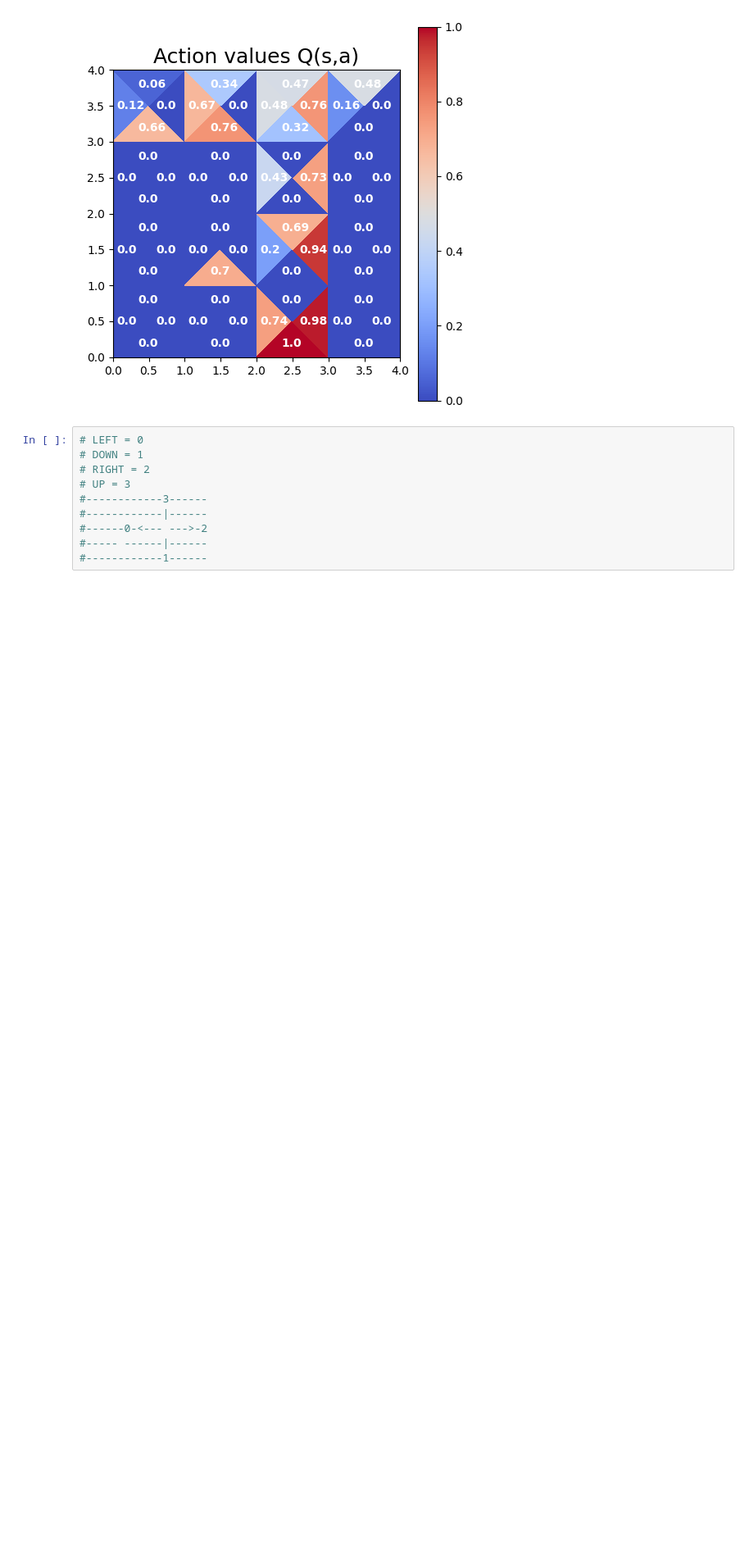
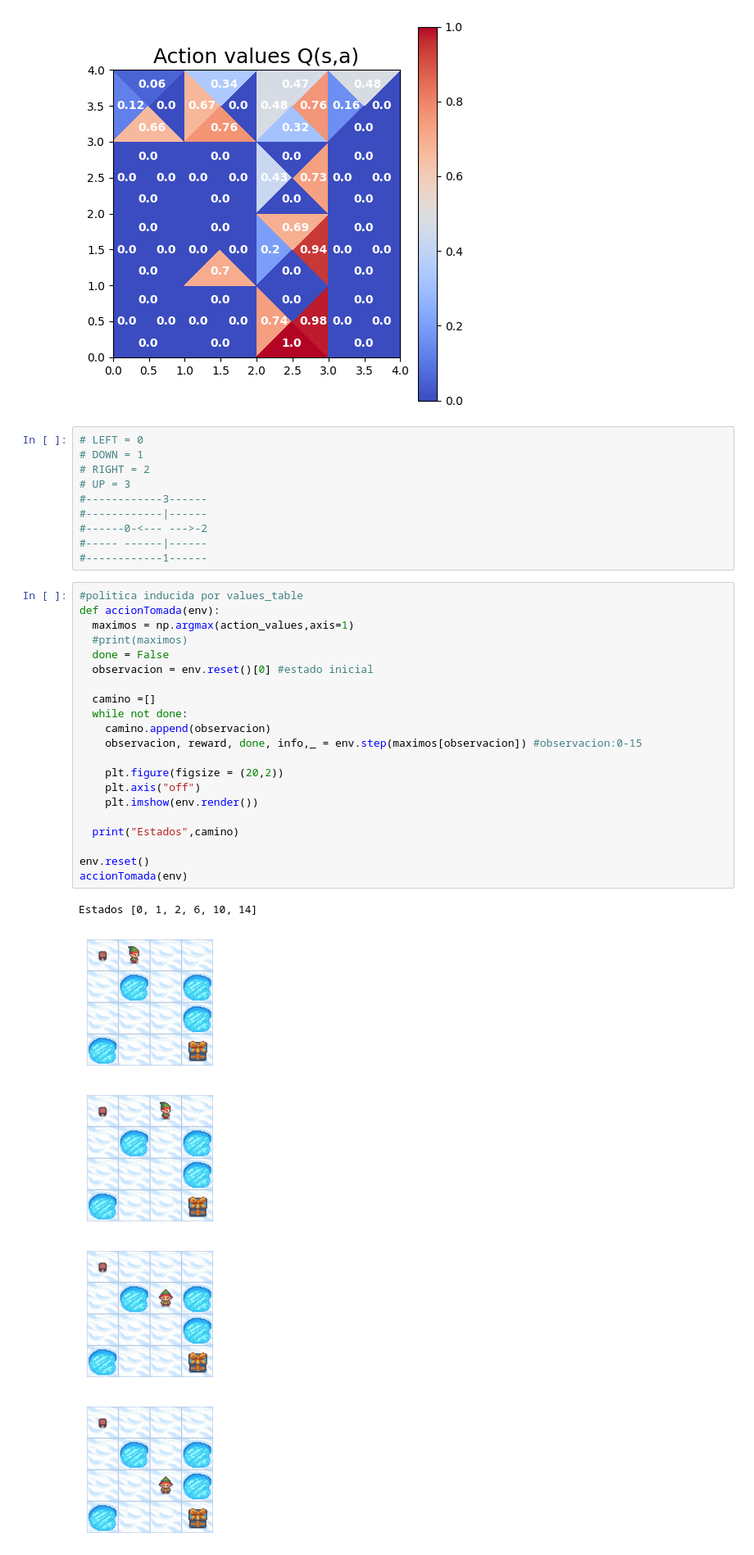
Before and after one commit to SoniaVG/Reinforcement-Learning-IA, a Jupyter notebook: Frozen_MonteCarlo.ipynb, the cells around one changed output. Shown: that part at 82% size. Cells and saved outputs as stored; diff of their text form; blank space fills up the shorter version.

```diff
--- a/Frozen_MonteCarlo.ipynb
+++ b/Frozen_MonteCarlo.ipynb
@@ -254,3 +254,30 @@ posiciones de Q(s,a) con valores maximos [2 2 1 0 0 0 1 0 0 2 1 0 0 0 2 0]
 #------0-<--- --->-2
 #----- ------|------
 #------------1------
+# %%
+#politica inducida por values_table
+def accionTomada(env):
+  maximos = np.argmax(action_values,axis=1)
+  #print(maximos)
+  done = False
+  observacion = env.reset()[0] #estado inicial
+
+  camino =[]
+  while not done:
+    camino.append(observacion)
+    observacion, reward, done, info,_ = env.step(maximos[observacion]) #observacion:0-15
+
+    plt.figure(figsize = (20,2))
+    plt.axis("off")
+    plt.imshow(env.render())
+
+  print("Estados",camino)
+
+env.reset()
+accionTomada(env)
+# %% [output]
+Estados [0, 1, 2, 6, 10, 14]
+[figure, added]
+[figure, added]
+[figure, added]
+[figure, added]
```
Also changed, not shown: parts of 10 cells of this notebook.
